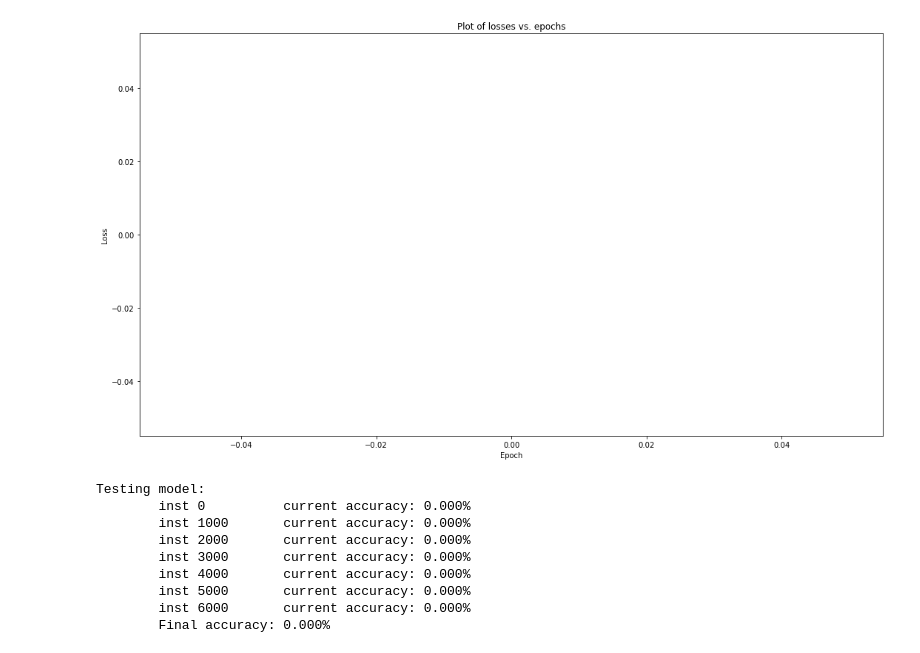
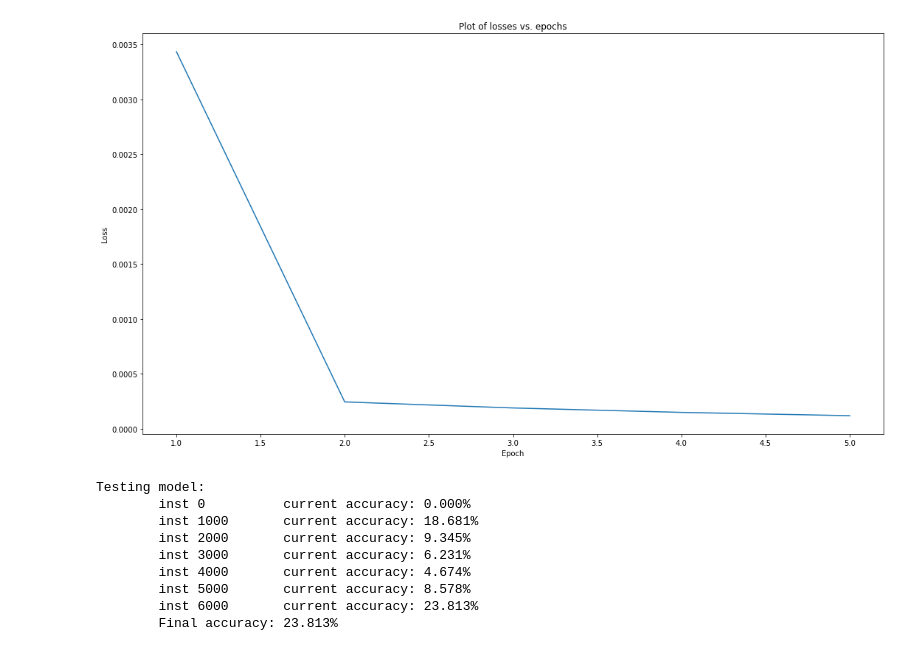
Before and after one commit to hoang24/Random-DNA-Chemistry-Python, a Jupyter notebook: core/readout_display.ipynb, the cells around one changed output. Saved outputs shown, nothing was run; the diff lists cells and outputs as text; code cells hidden in the pictures.

```diff
--- a/core/readout_display.ipynb
+++ b/core/readout_display.ipynb
@@ -27,7 +28,7 @@ class ReadOutLayer(nn.Module):
         return self.output(x)
 # %%
 # Train the readout layer
-def train_readout(readout, results, epochs, device):
+def train_readout(readout, trainset, epochs, device):
 
     # Define criterion and optimizer
     criterion = nn.MSELoss()
@@ -38,18 +39,18 @@ def train_readout(readout, results, epochs, device):
     running_loss = 0
 
     x_matrix = [] # matrix of all concentration vectors
-    for concentration in results.values():
+    for concentration in trainset.values():
         x_matrix.append(concentration)
 
     # Go through each epoch
     for epoch in range(epochs):
         losses_per_epoch = []
         # Go through each timestep
-        for i in range(len(results['U0'])):
+        for i in range(len(trainset['U0'])):
             # Build the input and target
-            target = [results['U0'][i]] # target vector is concentration of U0 species
+            target = [trainset['U0'][i]] # target vector is concentration of U0 species
             x_matrix_i = [] # vector of the ith element of each species concentration in matrix
-            for species_index in range(len(concentration_lookup)):
+            for species_index in range(len(trainset)):
                 x_matrix_i.append(x_matrix[species_index][i])
             x = torch.Tensor(x_matrix_i)
             y = torch.Tensor(target)
@@ -127,12 +128,14 @@ plt.ylabel('Number of molecules')
 
 gillespy2_results = []
 num_trajectories = 2
+num_time_element = 1001
 
 # Creating the Gillespy2 chemistry model in the non-perturb period
 gillespy2_model = RandomDNAChemPerturbationGillespy2(non_gillespy2_chem=randomDNAChem,
                                                      rate_in_timeIndex=0, # index 0 for time t=0
                                                      period_start=randomDNAChem.time_params['time_array'][0],
                                                      period_end=randomDNAChem.time_params['time_array'][1],
+                                                     numel=num_time_element,
                                                      previous_gillespy2_result=None)
 
 # Result of stochastic Gillespie simulation for non-perturbation period
@@ -164,6 +167,7 @@ for time_index in range(1, len(randomDNAChem.time_params['time_array']) - 1):
                                                              rate_in_timeIndex=time_index, # index 1 for time t=1 and so on
                                                              period_start=randomDNAChem.time_params['time_array'][time_index] - time_offset,
                                                              period_end=randomDNAChem.time_params['time_array'][time_index + 1] - time_offset,
+                                                             numel=num_time_element,
                                                              previous_gillespy2_result=previous_trajectory)
         trajectory = gillespy2_model.run(number_of_trajectories=1) # run the single trajectory
         trajectories.append(trajectory)
@@ -198,20 +202,22 @@ Generating data...
 # %%
 # Create trainset: Concentration from reservoir = readout inputs (use trajectory 0 for trainset)
 trajectory_in_use = 0
-time_lookup = list(gillespy2_results[0][trajectory_in_use]['time']) # time vector at non-perturbed period
-for time_index in range(1, len(randomDNAChem.time_params['time_array']) - 1): # time vector at perturbed period
+time_lookup0 = list(gillespy2_results[0][trajectory_in_use]['time']) # time vector at non-perturbed period
+for time_index in range(1, randomDNAChem.time_params['num_perturb'] + 1): # time vector at perturbed period
     time_offset = randomDNAChem.time_params['t_perturb'] + randomDNAChem.time_params['t_hold'] * (time_index - 1)
-    time_lookup += list(gillespy2_results[time_index][trajectory_in_use]['time'] + time_offset)
+    time_per_period = np.delete(gillespy2_results[time_index][trajectory_in_use]['time'], 0) # delete the 0th element since repeat
+    time_lookup0 += list(time_per_period + time_offset)
 
-concentration_lookup = {}
+concentration_lookup0 = {}
 for species_name in randomDNAChem.species_lookup['S']:
-    concentrations = []
-    for time_index in range(randomDNAChem.time_params['num_perturb'] + 1): # number of periods
-        concentrations += list(gillespy2_results[time_index][trajectory_in_use][species_name])
-    concentration_lookup.update({'{}'.format(species_name): concentrations})
+    concentrations = list(gillespy2_results[0][trajectory_in_use][species_name]) # concentration vector at non-perturbed period
+    for time_index in range(1, randomDNAChem.time_params['num_perturb'] + 1): # concentration vector at perturbed period
+        concentration_per_period = np.delete(gillespy2_results[time_index][trajectory_in_use][species_name], 0) # delete the 0th element since repeat
+        concentrations += list(concentration_per_period)
+    concentration_lookup0.update({'{}'.format(species_name): concentrations})
 
-trainset = concentration_lookup.copy() # trainset is a scaled concentration lookup
-for species_name, concentration in concentration_lookup.items():
+trainset = copy.deepcopy(concentration_lookup0) # trainset is a scaled concentration lookup
+for species_name, concentration in trainset.items():
     scale_factor = max(concentration) / 1 # scale the concentration value between 0 and 1
     for i in range(len(concentration)):
         trainset[species_name][i] = concentration[i] / scale_factor
@@ -220,7 +226,7 @@ for species_name, concentration in concentration_lookup.items():
 print('Training model: ')
 readout = ReadOutLayer(numIn=numIn)
 num_epoch = 5
-losses = train_readout(readout=readout, results=trainset, epochs=num_epoch, device=device)
+losses = train_readout(readout=readout, trainset=trainset, epochs=num_epoch, device=device)
 avg_losses_per_epoch = []
 for i in range(num_epoch): # list index 0 (epoch 1) to list index 4 (epoch 5)
     avg_losses_per_epoch.append(np.mean(losses[i]))
@@ -230,6 +236,7 @@ plt.title('Plot of losses vs. epochs')
 plt.xlabel('Epoch')
 plt.ylabel('Loss')
 plt.plot(range(1, num_epoch+1), avg_losses_per_epoch)
-plt.savefig('losses_vs_epochs' + '.eps')
+# plt.savefig('losses_vs_epochs' + '.eps')
+plt.show()
 # %% [output]
 Training model:
@@ -252,35 +259,37 @@ Training model:
-[figure, old version]
+[figure, new version]
 # %%
 # Create testset: Concentration from reservoir = readout inputs (use trajectory 1 for testset)
 trajectory_in_use = 1
-time_lookup = list(gillespy2_results[0][trajectory_in_use]['time']) # time vector at non-perturbed period
-for time_index in range(1, len(randomDNAChem.time_params['time_array']) - 1): # time vector at perturbed period
+time_lookup1 = list(gillespy2_results[0][trajectory_in_use]['time']) # time vector at non-perturbed period
+for time_index in range(1, randomDNAChem.time_params['num_perturb'] + 1): # time vector at perturbed period
     time_offset = randomDNAChem.time_params['t_perturb'] + randomDNAChem.time_params['t_hold'] * (time_index - 1)
-    time_lookup += list(gillespy2_results[time_index][trajectory_in_use]['time'] + time_offset)
+    time_per_period = np.delete(gillespy2_results[time_index][trajectory_in_use]['time'], 0) # delete the 0th element since repeat
+    time_lookup1 += list(time_per_period + time_offset)
 
-concentration_lookup = {}
+concentration_lookup1 = {}
 for species_name in randomDNAChem.species_lookup['S']:
-    concentrations = []
-    for time_index in range(randomDNAChem.time_params['num_perturb'] + 1): # number of periods
-        concentrations += list(gillespy2_results[time_index][trajectory_in_use][species_name])
-    concentration_lookup.update({'{}'.format(species_name): concentrations})
+    concentrations = list(gillespy2_results[0][trajectory_in_use][species_name]) # concentration vector at non-perturbed period
+    for time_index in range(1, randomDNAChem.time_params['num_perturb'] + 1): # concentration vector at perturbed period
+        concentration_per_period = np.delete(gillespy2_results[time_index][trajectory_in_use][species_name], 0) # delete the 0th element since repeat
+        concentrations += list(concentration_per_period)
+    concentration_lookup1.update({'{}'.format(species_name): concentrations})
 
-testset = concentration_lookup.copy() # testset is a scaled concentration lookup
-for species_name, concentration in concentration_lookup.items():
+testset = copy.deepcopy(concentration_lookup1) # testset is a scaled concentration lookup
+for species_name, concentration in testset.items():
     scale_factor = max(concentration) / 1 # scale the concentration value between 0 and 1
     for i in range(len(concentration)):
         testset[species_name][i] = concentration[i] / scale_factor
 
 # Testing
 print('Testing model: ')
-test_readout(readout=readout, results=testset, device=device)
+test_readout(readout=readout, testset=testset, device=device)
 # %% [output]
 Testing model:
         inst 0          current accuracy: 0.000%
-        inst 1000       current accuracy: 0.000%
-        inst 2000       current accuracy: 0.000%
-        inst 3000       current accuracy: 0.000%
-        inst 4000       current accuracy: 0.000%
-        inst 5000       current accuracy: 0.000%
-        inst 6000       current accuracy: 0.000%
-        Final accuracy: 0.000%
+        inst 1000       current accuracy: 18.681%
+        inst 2000       current accuracy: 9.345%
+        inst 3000       current accuracy: 6.231%
+        inst 4000       current accuracy: 4.674%
+        inst 5000       current accuracy: 8.578%
+        inst 6000       current accuracy: 23.813%
+        Final accuracy: 23.813%
```
Also changed, not shown: parts of 12 cells of this notebook, 2 other files.
